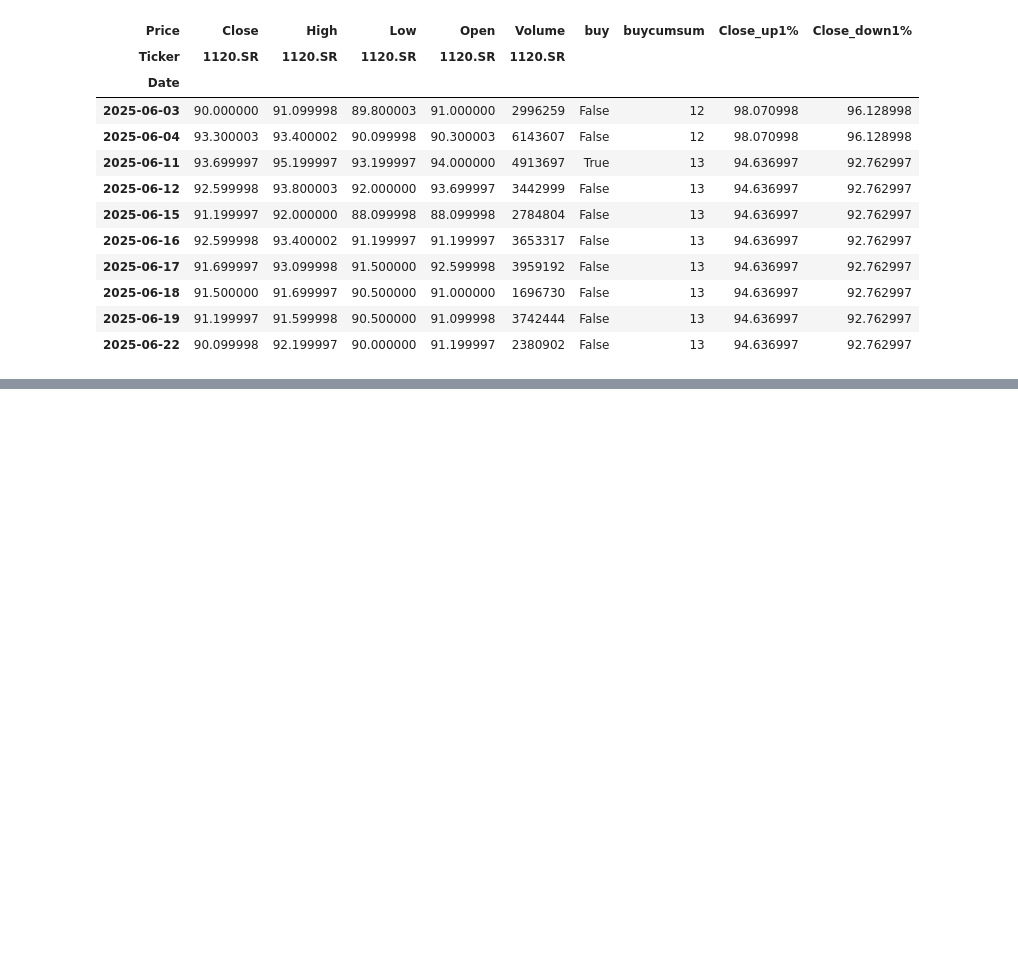
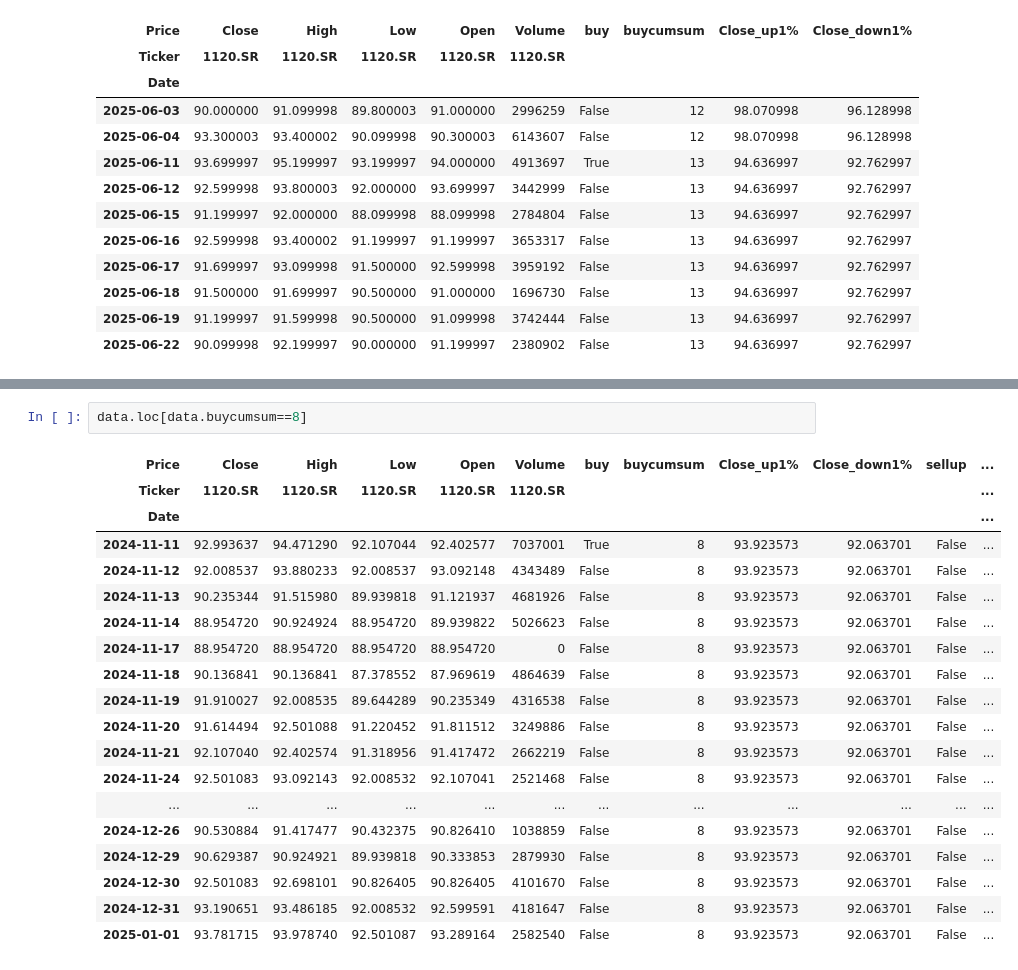
Before and after one commit to kamarulaw/saudi_backtests, a Jupyter notebook: 250715/progress.ipynb, the cells around one changed output, grey strips where cells are left out. Drawn from its saved outputs; the diff is of its cells as text; blank space fills up the shorter version.

```diff
--- a/250715/progress.ipynb
+++ b/250715/progress.ipynb
@@ -226,0 +307,22 @@ data
+# %%
+data.loc[data.buycumsum==8]
+# %% [output]
+| Price | Close | High | Low | Open | Volume | buy | buycumsum | Close_up1% | Close_down1% | sellup | ... |
+| Ticker | 1120.SR | 1120.SR | 1120.SR | 1120.SR | 1120.SR |  |  |  |  |  | ... |
+| Date |  |  |  |  |  |  |  |  |  |  | ... |
+| 2024-11-11 | 92.993637 | 94.471290 | 92.107044 | 92.402577 | 7037001 | True | 8 | 93.923573 | 92.063701 | False | ... |
+| 2024-11-12 | 92.008537 | 93.880233 | 92.008537 | 93.092148 | 4343489 | False | 8 | 93.923573 | 92.063701 | False | ... |
+| 2024-11-13 | 90.235344 | 91.515980 | 89.939818 | 91.121937 | 4681926 | False | 8 | 93.923573 | 92.063701 | False | ... |
+| 2024-11-14 | 88.954720 | 90.924924 | 88.954720 | 89.939822 | 5026623 | False | 8 | 93.923573 | 92.063701 | False | ... |
+| 2024-11-17 | 88.954720 | 88.954720 | 88.954720 | 88.954720 | 0 | False | 8 | 93.923573 | 92.063701 | False | ... |
+| 2024-11-18 | 90.136841 | 90.136841 | 87.378552 | 87.969619 | 4864639 | False | 8 | 93.923573 | 92.063701 | False | ... |
+| 2024-11-19 | 91.910027 | 92.008535 | 89.644289 | 90.235349 | 4316538 | False | 8 | 93.923573 | 92.063701 | False | ... |
+| 2024-11-20 | 91.614494 | 92.501088 | 91.220452 | 91.811512 | 3249886 | False | 8 | 93.923573 | 92.063701 | False | ... |
+| 2024-11-21 | 92.107040 | 92.402574 | 91.318956 | 91.417472 | 2662219 | False | 8 | 93.923573 | 92.063701 | False | ... |
+| 2024-11-24 | 92.501083 | 93.092143 | 92.008532 | 92.107041 | 2521468 | False | 8 | 93.923573 | 92.063701 | False | ... |
+| ... | ... | ... | ... | ... | ... | ... | ... | ... | ... | ... | ... |
+| 2024-12-26 | 90.530884 | 91.417477 | 90.432375 | 90.826410 | 1038859 | False | 8 | 93.923573 | 92.063701 | False | ... |
+| 2024-12-29 | 90.629387 | 90.924921 | 89.939818 | 90.333853 | 2879930 | False | 8 | 93.923573 | 92.063701 | False | ... |
+| 2024-12-30 | 92.501083 | 92.698101 | 90.826405 | 90.826405 | 4101670 | False | 8 | 93.923573 | 92.063701 | False | ... |
+| 2024-12-31 | 93.190651 | 93.486185 | 92.008532 | 92.599591 | 4181647 | False | 8 | 93.923573 | 92.063701 | False | ... |
+| 2025-01-01 | 93.781715 | 93.978740 | 92.501087 | 93.289164 | 2582540 | False | 8 | 93.923573 | 92.063701 | False | ... |
```
Also changed, not shown: parts of 18 cells of this notebook.
